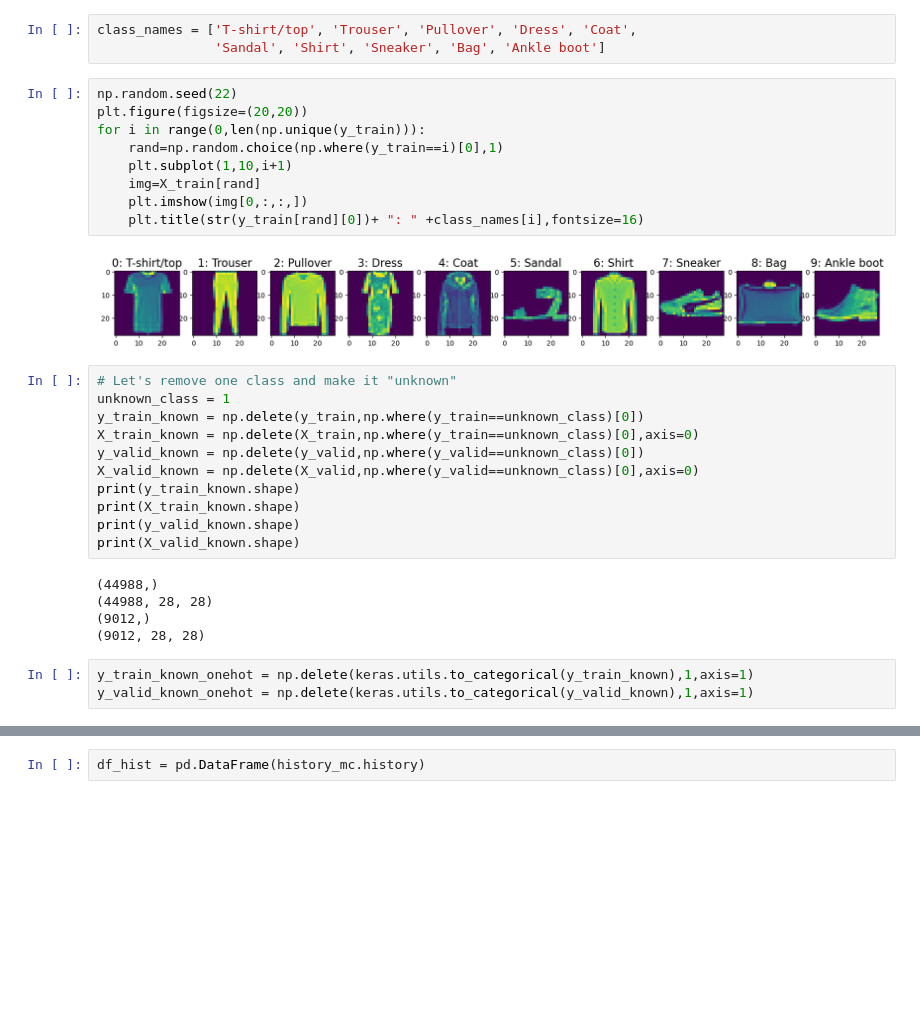
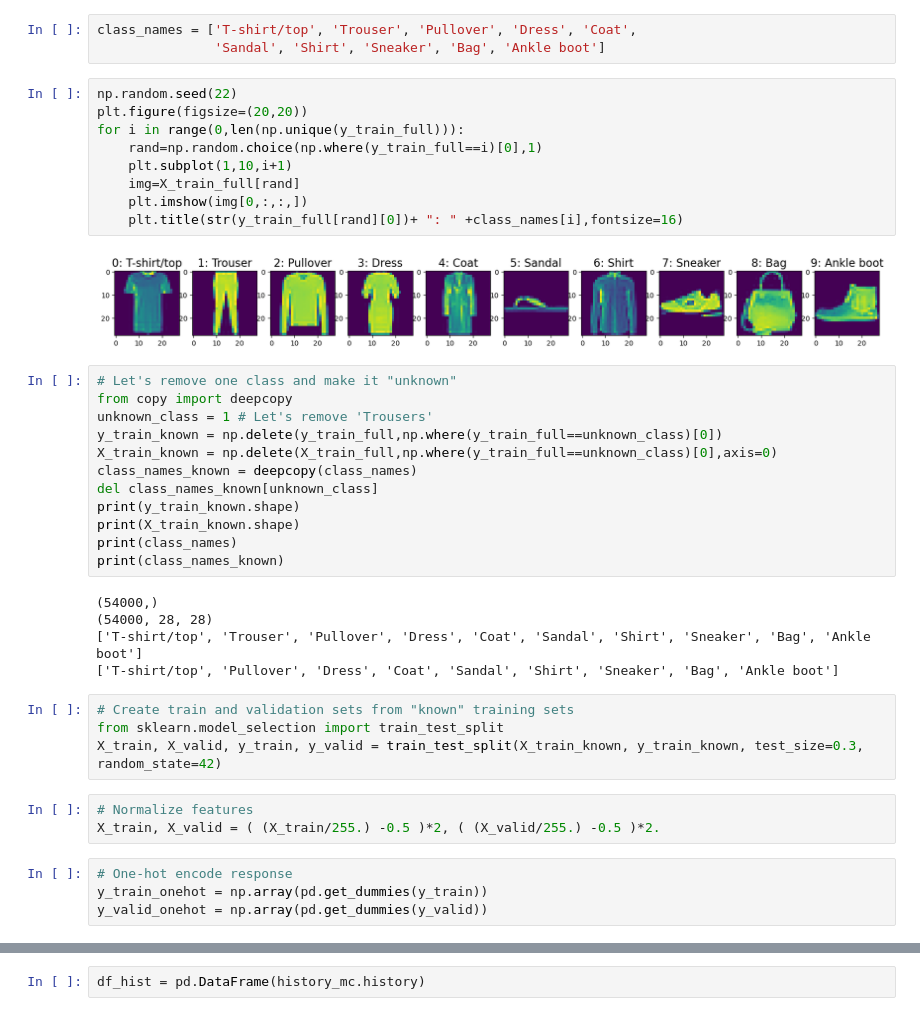
Before and after one commit to jkreula/Bayesian-deep-learning, a Jupyter notebook: Uncertainty-for-unseen-categories.ipynb, the cells around one changed output, grey strips where cells are left out. Saved outputs shown, nothing was run; the diff lists cells and outputs as text; blank space fills up the shorter version.

```diff
--- a/Uncertainty-for-unseen-categories.ipynb
+++ b/Uncertainty-for-unseen-categories.ipynb
@@ -54,31 +43,40 @@ class_names = ['T-shirt/top', 'Trouser', 'Pullover', 'Dress', 'Coat',
 # %%
 np.random.seed(22)
 plt.figure(figsize=(20,20))
-for i in range(0,len(np.unique(y_train))):
-    rand=np.random.choice(np.where(y_train==i)[0],1)
+for i in range(0,len(np.unique(y_train_full))):
+    rand=np.random.choice(np.where(y_train_full==i)[0],1)
     plt.subplot(1,10,i+1)
-    img=X_train[rand]
+    img=X_train_full[rand]
     plt.imshow(img[0,:,:,])
-    plt.title(str(y_train[rand][0])+ ": " +class_names[i],fontsize=16)
+    plt.title(str(y_train_full[rand][0])+ ": " +class_names[i],fontsize=16)
 # %% [output]
-[figure, old version]
+[figure, new version]
 # %%
 # Let's remove one class and make it "unknown"
-unknown_class = 1
-y_train_known = np.delete(y_train,np.where(y_train==unknown_class)[0])
-X_train_known = np.delete(X_train,np.where(y_train==unknown_class)[0],axis=0)
-y_valid_known = np.delete(y_valid,np.where(y_valid==unknown_class)[0])
-X_valid_known = np.delete(X_valid,np.where(y_valid==unknown_class)[0],axis=0)
+from copy import deepcopy
+unknown_class = 1 # Let's remove 'Trousers'
+y_train_known = np.delete(y_train_full,np.where(y_train_full==unknown_class)[0])
+X_train_known = np.delete(X_train_full,np.where(y_train_full==unknown_class)[0],axis=0)
+class_names_known = deepcopy(class_names)
+del class_names_known[unknown_class]
 print(y_train_known.shape)
 print(X_train_known.shape)
-print(y_valid_known.shape)
-print(X_valid_known.shape)
+print(class_names)
+print(class_names_known)
 # %% [output]
-(44988,)
-(44988, 28, 28)
-(9012,)
-(9012, 28, 28)
+(54000,)
+(54000, 28, 28)
+['T-shirt/top', 'Trouser', 'Pullover', 'Dress', 'Coat', 'Sandal', 'Shirt', 'Sneaker', 'Bag', 'Ankle boot']
+['T-shirt/top', 'Pullover', 'Dress', 'Coat', 'Sandal', 'Shirt', 'Sneaker', 'Bag', 'Ankle boot']
-# %%
-y_train_known_onehot = np.delete(keras.utils.to_categorical(y_train_known),1,axis=1)
-y_valid_known_onehot = np.delete(keras.utils.to_categorical(y_valid_known),1,axis=1)
+# %%
+# Create train and validation sets from "known" training sets
+from sklearn.model_selection import train_test_split
+X_train, X_valid, y_train, y_valid = train_test_split(X_train_known, y_train_known, test_size=0.3, random_state=42)
+# %%
+# Normalize features
+X_train, X_valid = ( (X_train/255.) -0.5 )*2, ( (X_valid/255.) -0.5 )*2.
+# %%
+# One-hot encode response
+y_train_onehot = np.array(pd.get_dummies(y_train))
+y_valid_onehot = np.array(pd.get_dummies(y_valid))
 # %%
```
Also changed, not shown: parts of 22 cells of this notebook.
